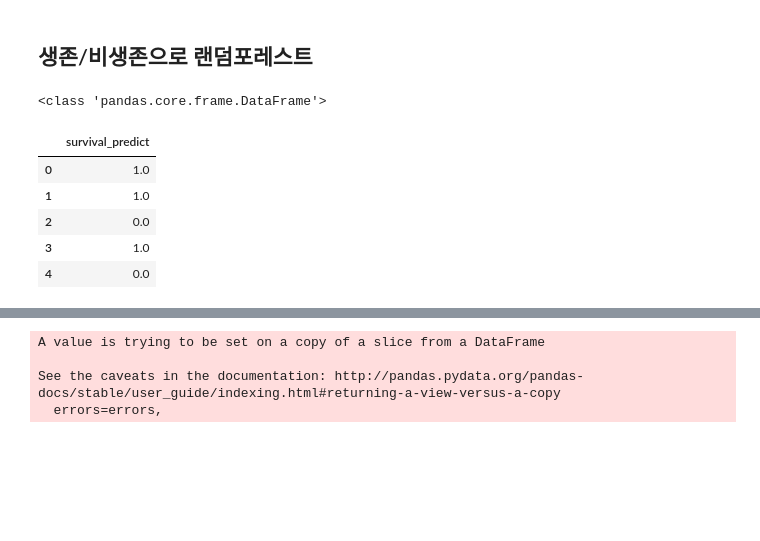
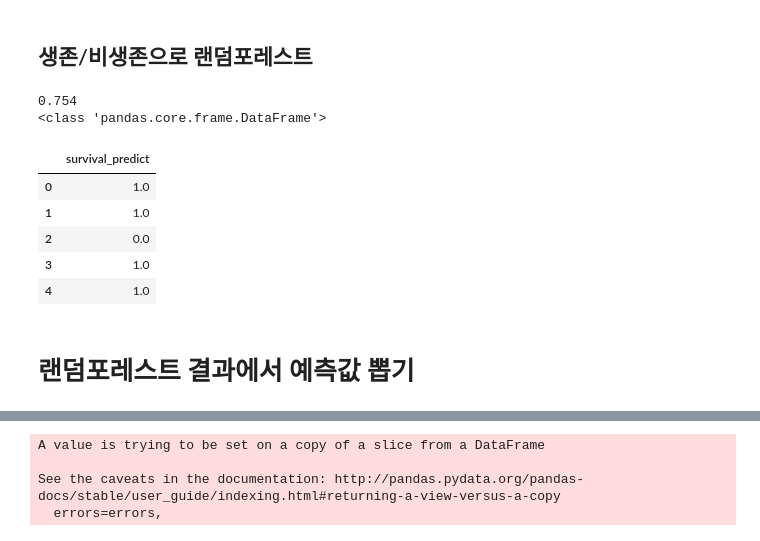
Before and after one commit to sky4994/BigContest, a Jupyter notebook: 결정트리&랜덤포레스트(모든파일).ipynb, the cells around one changed output, grey strips where cells are left out. Cells and saved outputs as stored; diff of their text form; code cells hidden in the pictures; blank space fills up the shorter version.

```diff
--- a/결정트리&랜덤포레스트(모든파일).ipynb
+++ b/결정트리&랜덤포레스트(모든파일).ipynb
@@ -345,21 +441,24 @@ src.render('payment-lable.gv', view=True)
 # %%
 # ======================================================================================================================
 rfc = RandomForestClassifier(n_estimators=200)
 rfc.fit(train_x,train_y)
 # print(clf.score(train_x, train_y))
 print(rfc.score(test_x, test_y))
-rfc_y_score = rfc.predict_proba(test_x)
+# rfc_y_score = rfc.predict_proba(test_x)
 
 rfc_y_score = rfc.predict(data1)
 rfc_y = pd.DataFrame(rfc_y_score, columns = ['survival_predict'])
 print(type(rfc_y))
 rfc_y.head()
 # ======================================================================================================================
 # %% [output]
+0.754
 <class 'pandas.core.frame.DataFrame'>
 |  | survival_predict |
 | 0 | 1.0 |
 | 1 | 1.0 |
 | 2 | 0.0 |
 | 3 | 1.0 |
-| 4 | 0.0 |
+| 4 | 1.0 |
+# %% [markdown]
+# 랜덤포레스트 결과에서 예측값 뽑기
```
Also changed, not shown: parts of 28 cells of this notebook, 2 other files.
